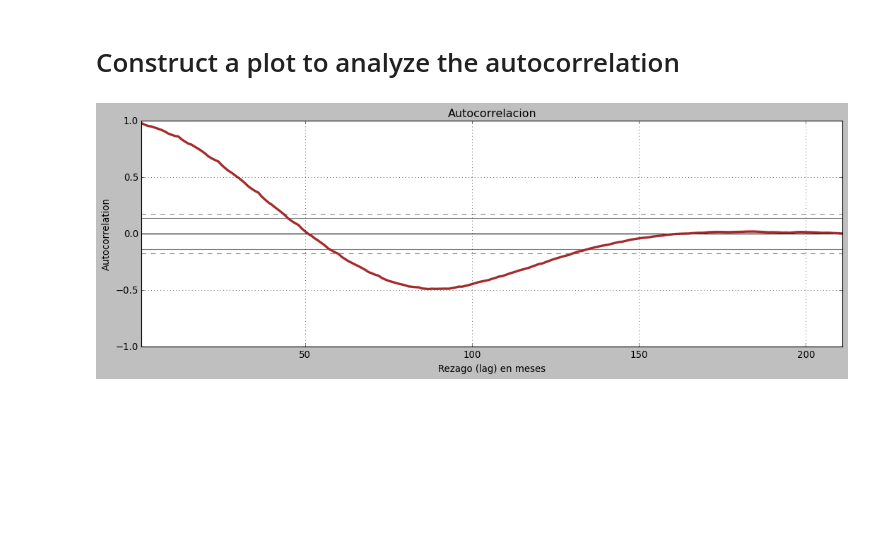
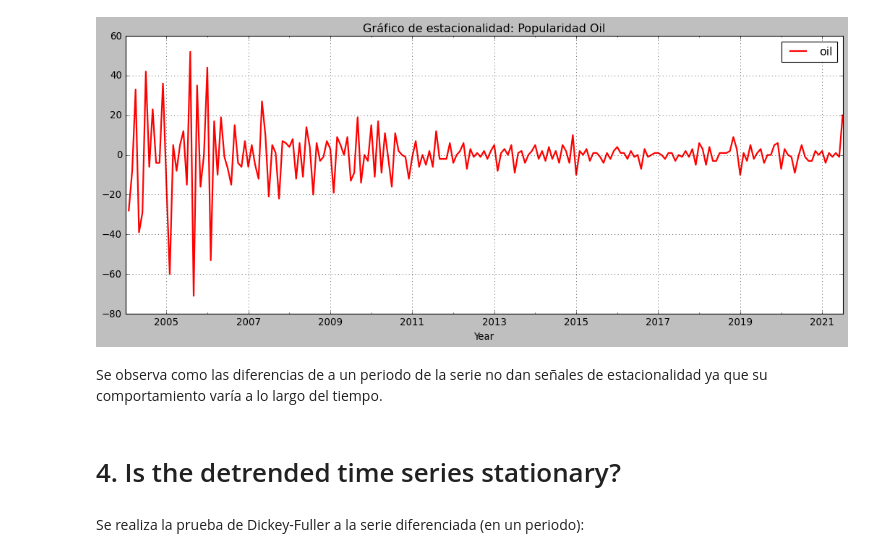
Before and after one commit to dljaimes/Advanced-Methods-in-Data-Analysis_1_Grupo_5, a Jupyter notebook: Exercise 02 (E2)_Time_Series.ipynb, the cells around one changed output. Cells and saved outputs as stored; diff of their text form; code cells hidden in the pictures; blank space fills up the shorter version.

```diff
--- a/Exercise 02 (E2)_Time_Series.ipynb
+++ b/Exercise 02 (E2)_Time_Series.ipynb
@@ -154,9 +130,12 @@ df
-# %% [markdown]
-# Construct a plot to analyze the autocorrelation
-# %%
-plt.figure(figsize=(16,5))
-pd.plotting.autocorrelation_plot(df,linewidth=3, color='brown')
-plt.title('Autocorrelacion')
-plt.xlabel('Rezago (lag) en meses');
-# %% [output]
-[figure, removed]
+# %%
+df_dif.plot(figsize=(16,6), title='Gráfico de estacionalidad: Popularidad Oil', grid=True,
+                          linewidth=2, color='red')
+plt.xlabel('Year');
+# %% [output]
+[figure, added]
+# %% [markdown]
+Se observa como las diferencias de a un periodo de la serie no dan señales de estacionalidad ya que su comportamiento varía a lo largo del tiempo.
+# %% [markdown]
+# 4. Is the detrended time series stationary?
+# %% [markdown]
+Se realiza la prueba de Dickey-Fuller a la serie diferenciada (en un periodo):
```
Also changed, not shown: parts of 40 cells of this notebook.
